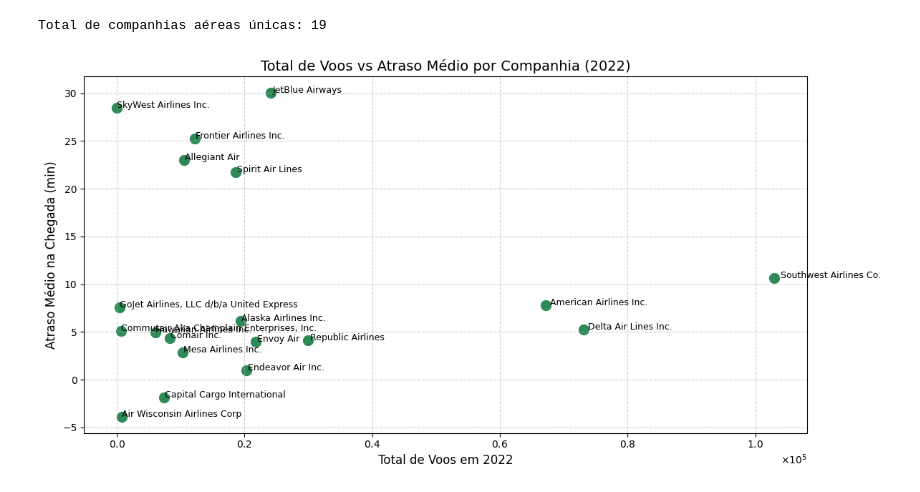
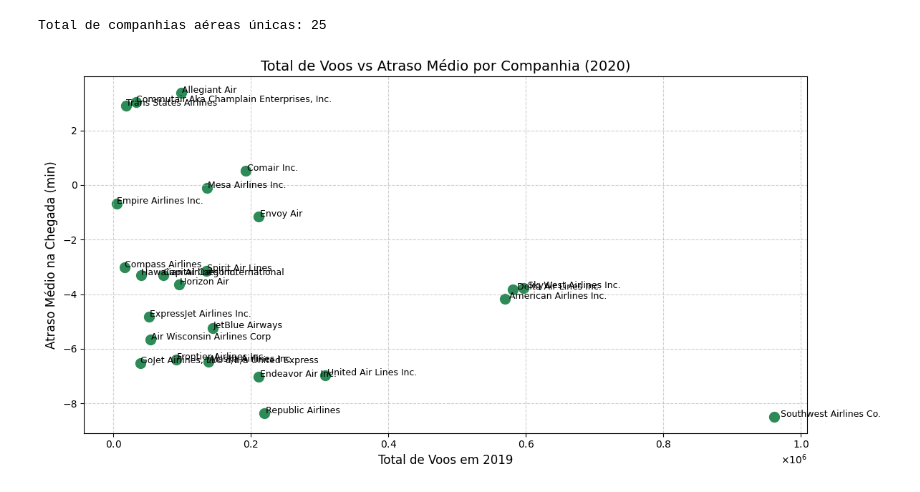
Before and after one commit to icarob-eng/data-science-airlines, a Jupyter notebook: main.ipynb, the cells around one changed output. Drawn from its saved outputs; the diff is of its cells as text; code cells hidden in the pictures.

```diff
--- a/main.ipynb
+++ b/main.ipynb
@@ -56,13 +58,13 @@ Arquivo Airlines.csv não encontrado.
 5 rows × 61 columns
 # %%
-### Relação entre os atrasos médios e o horário do atraso de voos no ano de 2022 ###
+### Relação entre os atrasos médios e o horário do atraso de voos no ano de 2019 ###
 
-# Filtra o dataframe de 2022
-df_2022 = dados_voos[2022]
+# Filtra o dataframe de 2019
+df_ano = dados_voos[2020]
 
 # Agrupa os dados e calcula a média de atraso na chegada por faixa horária
 media_atraso_por_hora = (
-    df_2022.groupby('ArrTimeBlk')['ArrDelay']
+    df_ano.groupby('ArrTimeBlk')['ArrDelay']
     .mean()
     .reset_index()
     .sort_values('ArrTimeBlk')
@@ -74,12 +76,13 @@ y = media_atraso_por_hora['ArrDelay']
 plt.figure(figsize=(12, 6))
 plt.bar(x, y, color='skyblue')
 
-plt.title('Média de Atraso na Chegada por Faixa Horária (2022)', fontsize=14)
+plt.title('Média de Atraso na Chegada por Faixa Horária (2020)', fontsize=14)
 plt.xlabel('Faixa de Horário da Chegada')
 plt.ylabel('Atraso Médio (minutos)')
 plt.xticks(rotation=45)
 
 plt.grid(axis='y', linestyle='--', alpha=0.7)
 plt.tight_layout()
+plt.gcf().savefig('media_atraso_horario_2020.png', dpi=300, bbox_inches='tight')
 plt.show()
 # %% [output]
@@ -115,10 +117,9 @@ import matplotlib.pyplot as plt
 import pandas as pd
 
 # Garantir que os nomes das colunas estejam limpos
-df_2022 = dados_voos[2022]
-df_2022.columns = df_2022.columns.str.strip()
+df_ano.columns = df_ano.columns.str.strip()
 
-voos_por_companhia_series = df_2022['Airline'].value_counts()
+voos_por_companhia_series = df_ano['Airline'].value_counts()
 voos_por_companhia = voos_por_companhia_series.reset_index()
 
 voos_por_companhia = voos_por_companhia.rename(columns={'count': 'TotalVoos'})
@@ -131,9 +132,10 @@ plt.figure(figsize=(14, 6))
 plt.barh(x, y, color='mediumseagreen')
 plt.xlabel('Total de Voos')
 plt.ylabel('Companhia Aérea')
-plt.title('Total de Voos por Companhia Aérea (2022)')
+plt.title('Total de Voos por Companhia Aérea (2020)')
 plt.gca().invert_yaxis()
 plt.grid(axis='x', linestyle='--', alpha=0.6)
 plt.tight_layout()
+plt.gcf().savefig('total_voo_companhia_2020.png', dpi=300, bbox_inches='tight')
 plt.show()
 # %% [output]
@@ -143,41 +145,38 @@ import matplotlib.pyplot as plt
 import pandas as pd
 import matplotlib.ticker as mtick
 
-# Limpar colunas
-df_2022 = dados_voos[2022]
-df_2022.columns = df_2022.columns.str.strip()
-
 # Agrupar por companhia aérea
-agrupado = df_2022.groupby('Airline').agg({
+agrupado = df_ano.groupby('Airline').agg({
     'ArrDelay': 'mean',
     'FlightDate': 'count'  # número de voos (poderia usar qualquer coluna não nula)
 }).reset_index()
 
-num_companhias = df_2022['Airline'].nunique()
+num_companhias = df_ano['Airline'].nunique()
 print(f"Total de companhias aéreas únicas: {num_companhias}")
 
 agrupado = agrupado.rename(columns={
     'ArrDelay': 'AtrasoMedio',
     'FlightDate': 'TotalVoos'
 })
 
 plt.figure(figsize=(12, 6))
 plt.scatter(agrupado['TotalVoos'], agrupado['AtrasoMedio'], color='seagreen', s=100)
 
 for i in range(len(agrupado)):
     plt.text(agrupado['TotalVoos'][i]*1.01, agrupado['AtrasoMedio'][i],
              agrupado['Airline'][i], fontsize=9)
 
 # Aplicar notação científica no eixo x
 plt.gca().xaxis.set_major_formatter(mtick.ScalarFormatter(useMathText=True))
 plt.ticklabel_format(style='sci', axis='x', scilimits=(0,0))
 
-plt.xlabel('Total de Voos em 2022', fontsize=12)
+plt.xlabel('Total de Voos em 2019', fontsize=12)
 plt.ylabel('Atraso Médio na Chegada (min)', fontsize=12)
-plt.title('Total de Voos vs Atraso Médio por Companhia (2022)', fontsize=14)
+plt.title('Total de Voos vs Atraso Médio por Companhia (2020)', fontsize=14)
 plt.grid(True, linestyle='--', alpha=0.6)
 plt.tight_layout()
+plt.gcf().savefig('Voos_Atraso_medio_Companhias_2020.png', dpi=300, bbox_inches='tight')
 plt.show()
 # %% [output]
-Total de companhias aéreas únicas: 19
+Total de companhias aéreas únicas: 25
-[figure, old version]
+[figure, new version]
```
Also changed, not shown: parts of 9 cells of this notebook.
